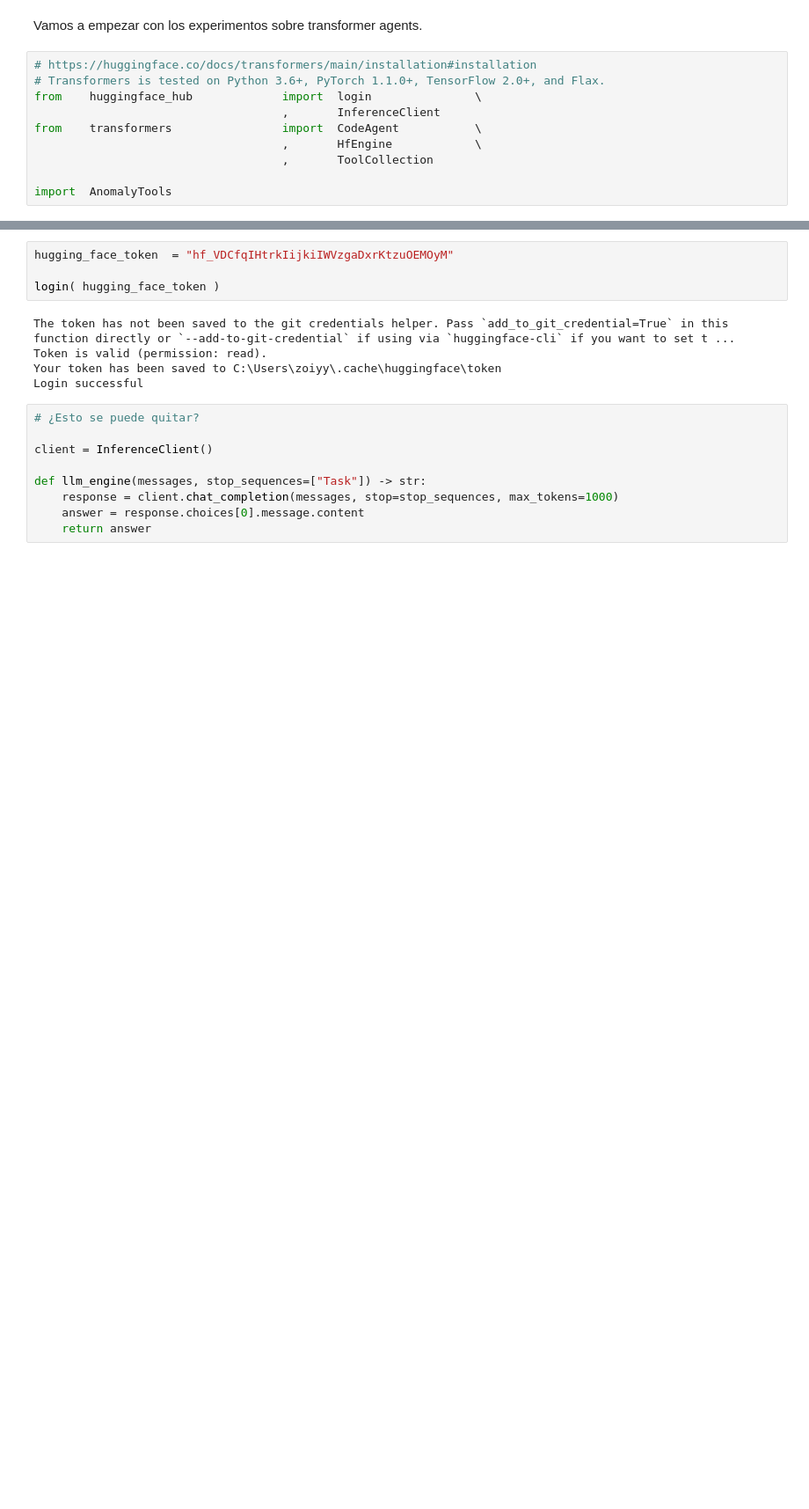
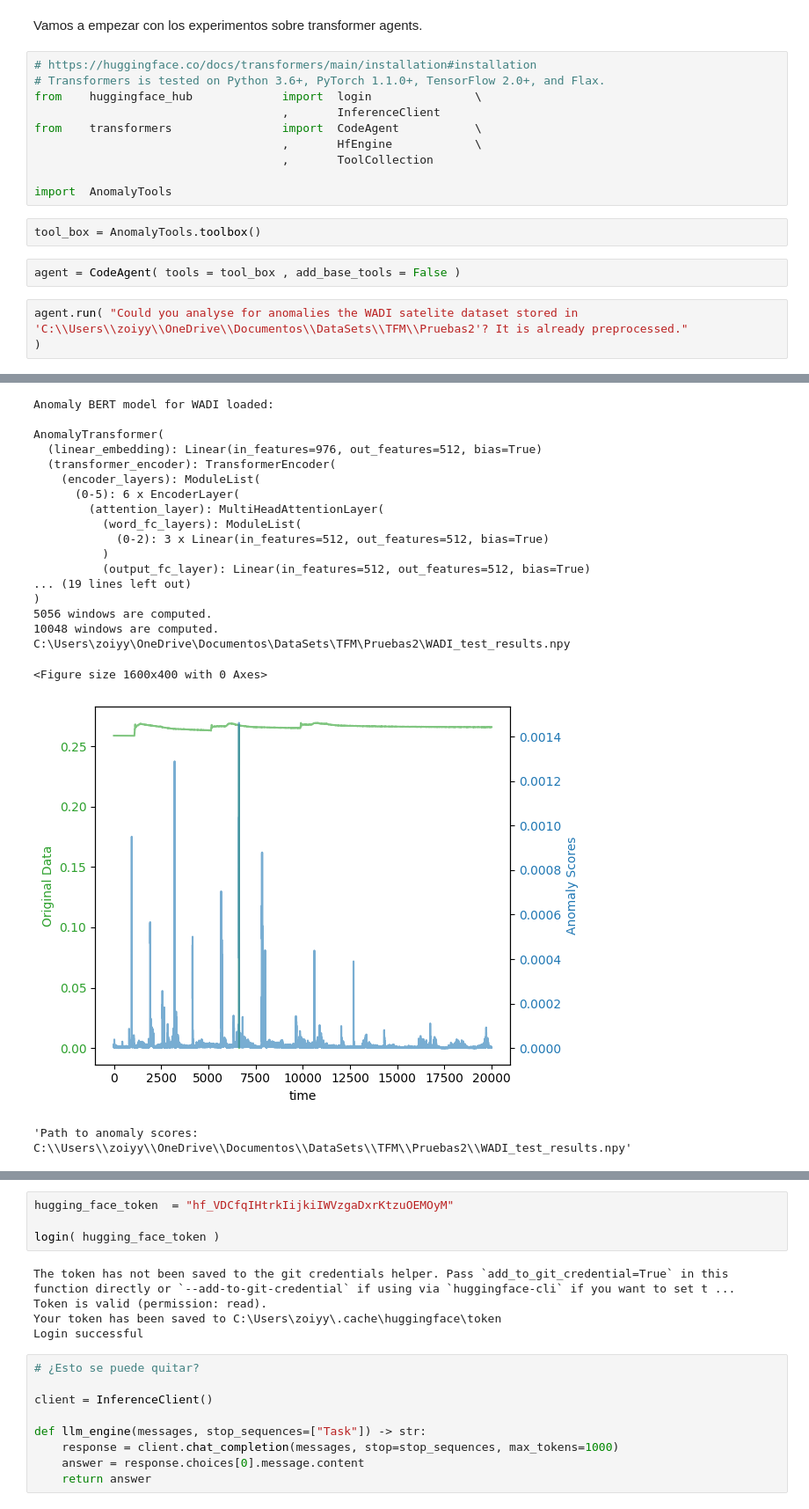
Before and after one commit to AlbertoEscrivaCastro/TFM, a Jupyter notebook: AnomalyAgent_Pruebas.ipynb, the cells around one changed output, grey strips where cells are left out. Shown at 88% size. Saved outputs shown, nothing was run; the diff lists cells and outputs as text; blank space fills up the shorter version.

Commit message:
fix(test_batch): errores graves

```diff
--- a/AnomalyAgent_Pruebas.ipynb
+++ b/AnomalyAgent_Pruebas.ipynb
@@ -10,3 +10,11 @@ from	transformers				import	CodeAgent			\
 									,		ToolCollection
 
 import	AnomalyTools
+# %%
+tool_box = AnomalyTools.toolbox()
+# %%
+agent = CodeAgent( tools = tool_box , add_base_tools = False )
+# %%
+agent.run( "Could you analyse for anomalies the WADI satelite dataset stored in 'C:\\Users\\zoiyy\\OneDrive\\Documentos\\DataSets\\TFM\\Pruebas2'? It is already preprocessed."
+)
+# %% [output]
@@ -12,0 +30,20 @@ import	AnomalyTools
+Anomaly BERT model for WADI loaded:
+
+AnomalyTransformer(
+  (linear_embedding): Linear(in_features=976, out_features=512, bias=True)
+  (transformer_encoder): TransformerEncoder(
+    (encoder_layers): ModuleList(
+      (0-5): 6 x EncoderLayer(
+        (attention_layer): MultiHeadAttentionLayer(
+          (word_fc_layers): ModuleList(
+            (0-2): 3 x Linear(in_features=512, out_features=512, bias=True)
+          )
+          (output_fc_layer): Linear(in_features=512, out_features=512, bias=True)
+... (19 lines left out)
+)
+5056 windows are computed.
+10048 windows are computed.
+C:\Users\zoiyy\OneDrive\Documentos\DataSets\TFM\Pruebas2\WADI_test_results.npy
+<Figure size 1600x400 with 0 Axes>
+[figure, added]
+'Path to anomaly scores: C:\\Users\\zoiyy\\OneDrive\\Documentos\\DataSets\\TFM\\Pruebas2\\WADI_test_results.npy'
```
Also changed, not shown: parts of 5 cells of this notebook, 8 other files.
